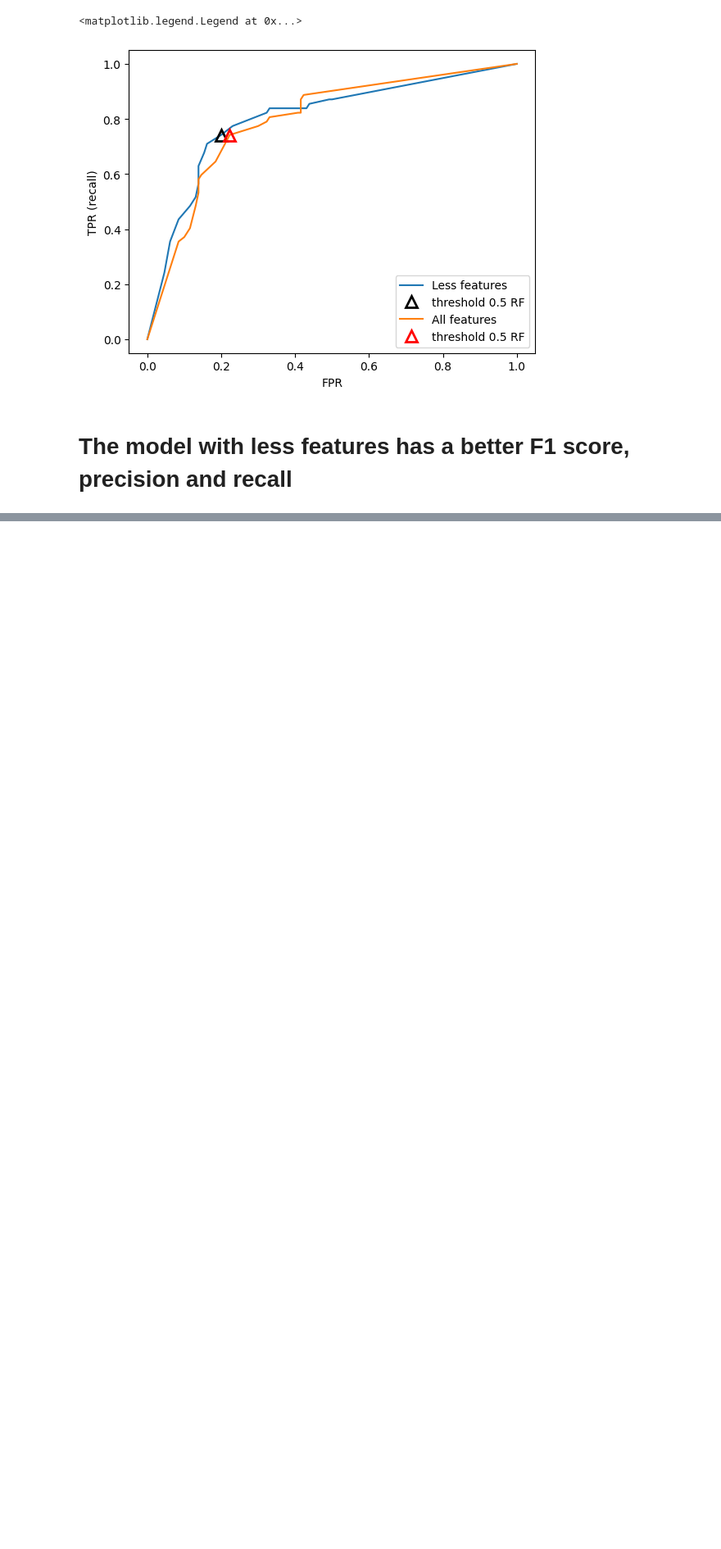
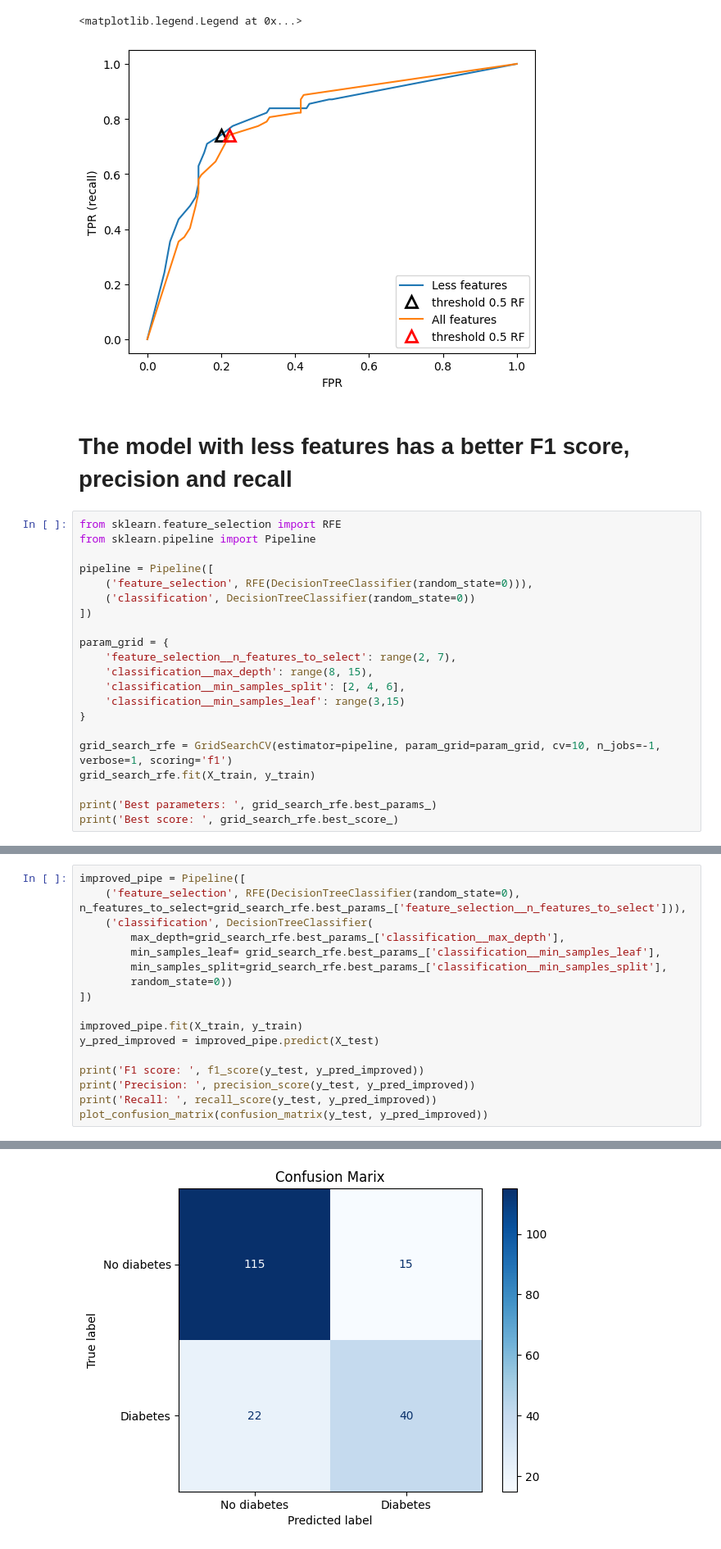
Before and after one commit to Timo4D/MachineLearning-SoSe2024, a Jupyter notebook: final_tree.ipynb, the cells around one changed output, grey strips where cells are left out. Shown at 82% size. Saved outputs shown, nothing was run; the diff lists cells and outputs as text; blank space fills up the shorter version.

```diff
--- a/final_tree.ipynb
+++ b/final_tree.ipynb
@@ -319,3 +319,24 @@ plt.legend(loc=4)
 [figure]
 # %% [markdown]
 # The model with less features has a better F1 score, precision and recall
+# %%
+from sklearn.feature_selection import RFE
+from sklearn.pipeline import Pipeline
+
+pipeline = Pipeline([
+    ('feature_selection', RFE(DecisionTreeClassifier(random_state=0))),
+    ('classification', DecisionTreeClassifier(random_state=0))
+])
+
+param_grid = {
+    'feature_selection__n_features_to_select': range(2, 7),
+    'classification__max_depth': range(8, 15),
+    'classification__min_samples_split': [2, 4, 6],
+    'classification__min_samples_leaf': range(3,15)
+}
+
+grid_search_rfe = GridSearchCV(estimator=pipeline, param_grid=param_grid, cv=10, n_jobs=-1, verbose=1, scoring='f1')
+grid_search_rfe.fit(X_train, y_train)
+
+print('Best parameters: ', grid_search_rfe.best_params_)
+print('Best score: ', grid_search_rfe.best_score_)
@@ -321,0 +354,18 @@ plt.legend(loc=4)
+# %%
+improved_pipe = Pipeline([
+    ('feature_selection', RFE(DecisionTreeClassifier(random_state=0), n_features_to_select=grid_search_rfe.best_params_['feature_selection__n_features_to_select'])),
+    ('classification', DecisionTreeClassifier(
+        max_depth=grid_search_rfe.best_params_['classification__max_depth'],
+        min_samples_leaf= grid_search_rfe.best_params_['classification__min_samples_leaf'],
+        min_samples_split=grid_search_rfe.best_params_['classification__min_samples_split'],
+        random_state=0))
+])
+
+improved_pipe.fit(X_train, y_train)
+y_pred_improved = improved_pipe.predict(X_test)
+
+print('F1 score: ', f1_score(y_test, y_pred_improved))
+print('Precision: ', precision_score(y_test, y_pred_improved))
+print('Recall: ', recall_score(y_test, y_pred_improved))
+plot_confusion_matrix(confusion_matrix(y_test, y_pred_improved))
+# %% [output]
@@ -321,0 +375 @@ plt.legend(loc=4)
+[figure, added]
```
Also changed, not shown: parts of 6 cells of this notebook, 1 other file.
